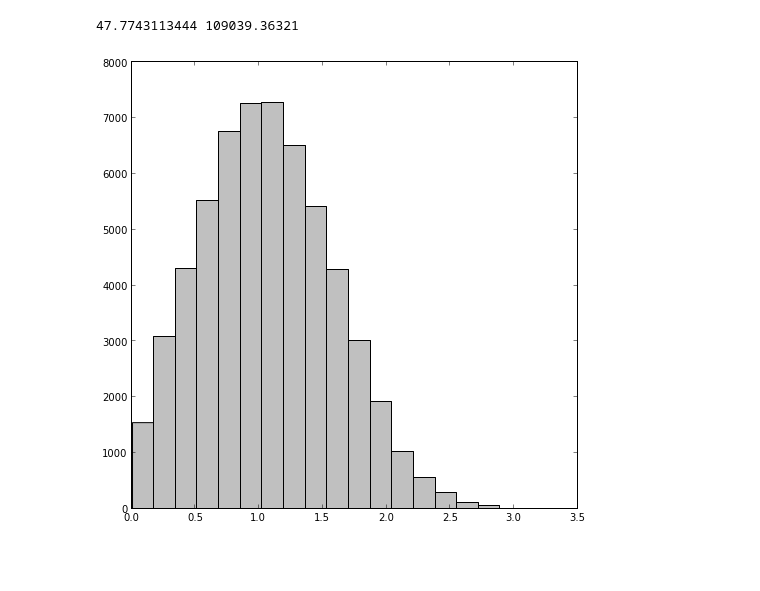
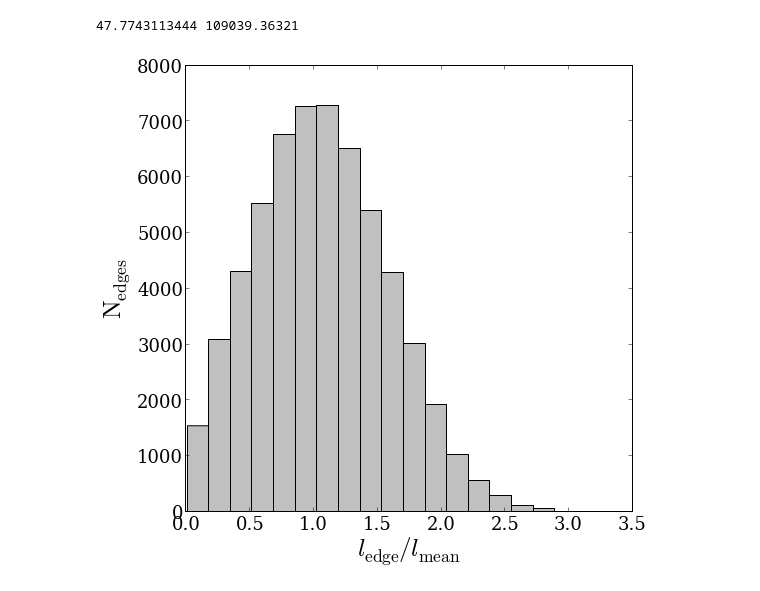
Before and after one commit to forero/SparseFilaments, a Jupyter notebook: code/ipython/network.ipynb, the cells around one changed output. Saved outputs shown, nothing was run; the diff lists cells and outputs as text; code cells hidden in the pictures; blank space fills up the shorter version.

Commit message:
cleans edges in network data

```diff
--- a/code/ipython/network.ipynb
+++ b/code/ipython/network.ipynb
@@ -81,7 +81,19 @@ for point in link_data[:,]:
     length_list = append(length_list, length)
 # %% [output]
 47.7743113444 109039.36321
-# %%
-n, bins, patches = hist((length_list/average_length), 20, normed=0, color = 'silver')
-# %% [output]
-[figure, removed]
+# %%
+n, bins, patches = hist((length_list/average_length), 20, normed=0, color = 'silver')
+ax = axes()
+ax.set_xlabel("$l_{\mathrm{edge}}/ l_{\mathrm{mean}}$",fontsize=25)
+ax.set_ylabel("$\mathrm{N_{edges}}$",fontsize=25)
+ticklabels_x = ax.get_xticklabels()
+ticklabels_y = ax.get_yticklabels()
+
+for label_x in ticklabels_x:
+    label_x.set_fontsize(18)
+    label_x.set_family('serif')
+for label_y in ticklabels_y:
+    label_y.set_fontsize(18)
+    label_y.set_family('serif')
+# %% [output]
+[figure, added]
```
